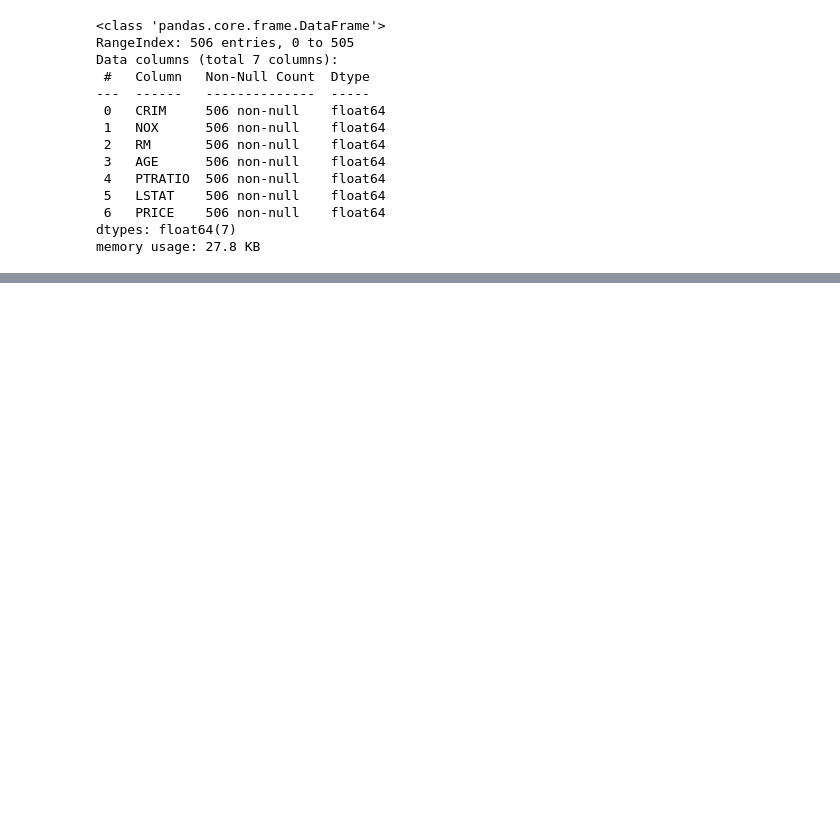
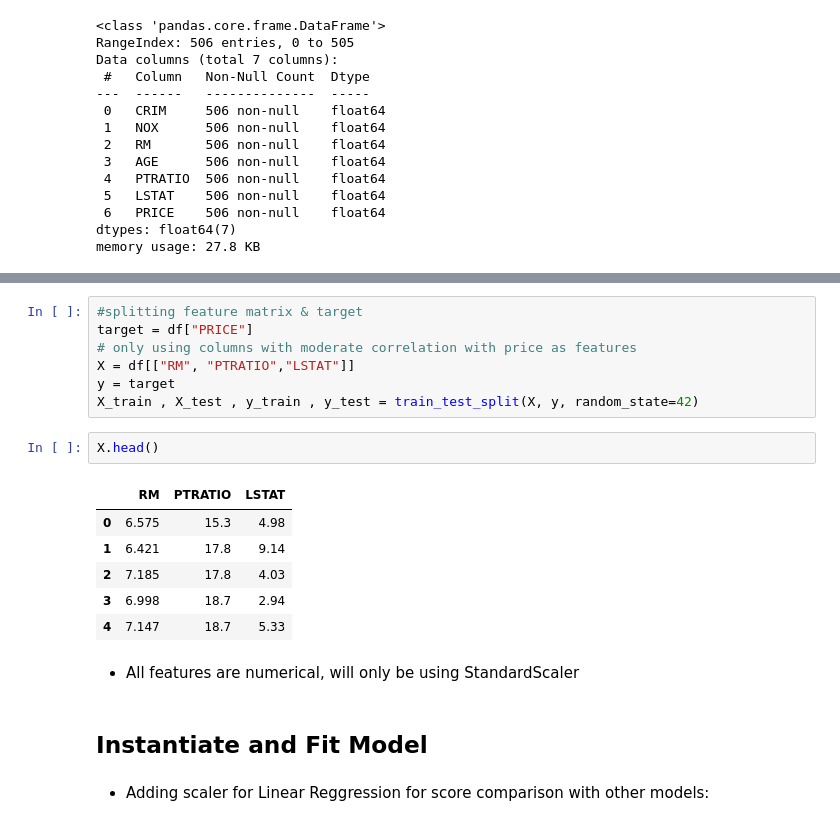
Before and after one commit to KDcodePy/Ensemble-Trees-Exercise, a Jupyter notebook: Ensemble_trees_exercise.ipynb, the cells around one changed output, grey strips where cells are left out. Cells and saved outputs as stored; diff of their text form; blank space fills up the shorter version.

```diff
--- a/Ensemble_trees_exercise.ipynb
+++ b/Ensemble_trees_exercise.ipynb
@@ -59,0 +79,22 @@ memory usage: 27.8 KB
+# %%
+#splitting feature matrix & target
+target = df["PRICE"]
+# only using columns with moderate correlation with price as features
+X = df[["RM", "PTRATIO","LSTAT"]]
+y = target
+X_train , X_test , y_train , y_test = train_test_split(X, y, random_state=42)
+# %%
+X.head()
+# %% [output]
+|  | RM | PTRATIO | LSTAT |
+| 0 | 6.575 | 15.3 | 4.98 |
+| 1 | 6.421 | 17.8 | 9.14 |
+| 2 | 7.185 | 17.8 | 4.03 |
+| 3 | 6.998 | 18.7 | 2.94 |
+| 4 | 7.147 | 18.7 | 5.33 |
+# %% [markdown]
+- All features are numerical, will only be using StandardScaler
+# %% [markdown]
+## Instantiate and Fit Model
+# %% [markdown]
+- Adding scaler for Linear Reggression for score comparison with other models:
```
Also changed, not shown: parts of 18 cells of this notebook.
